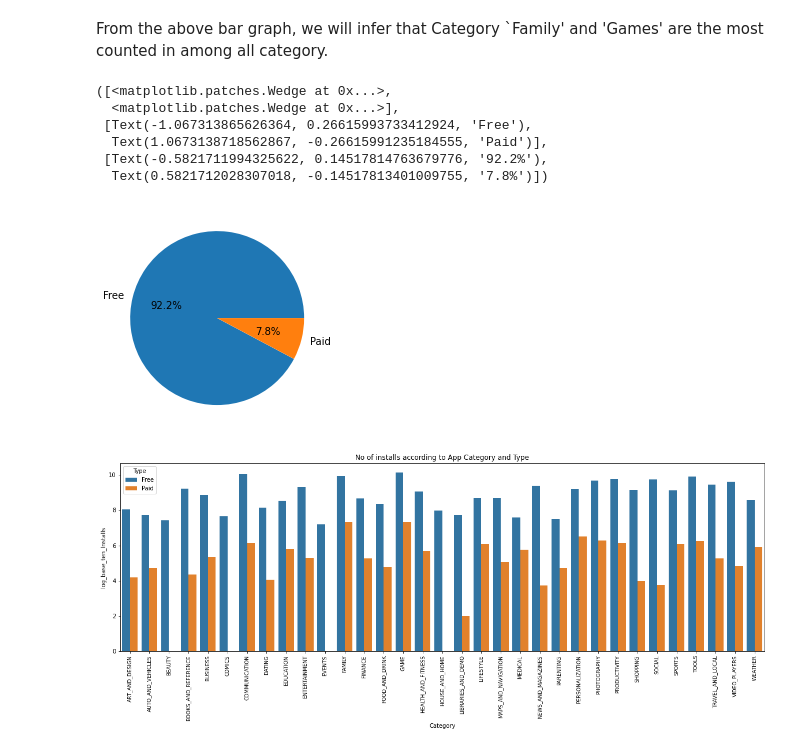
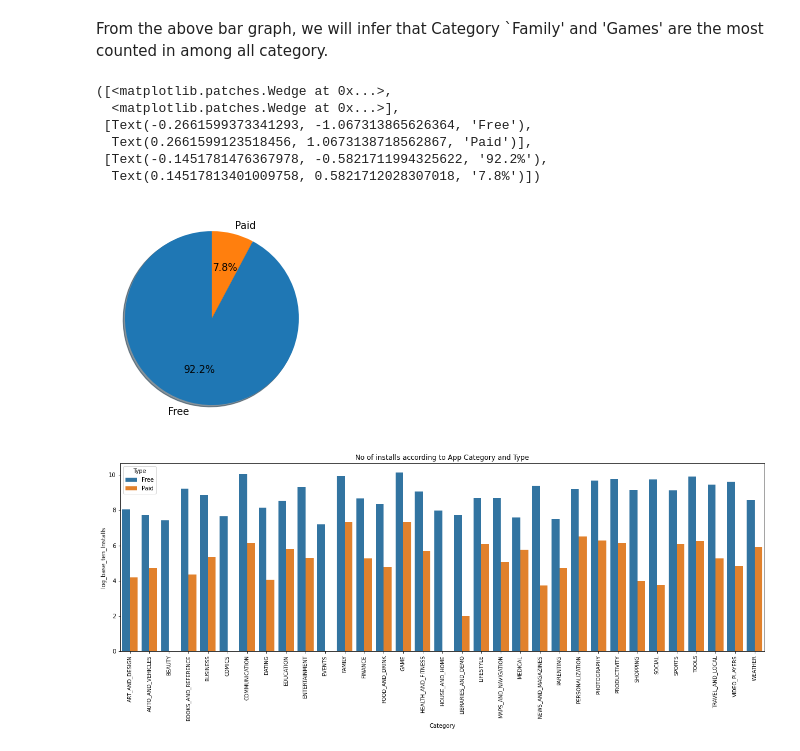
Before and after one commit to meetdelvadiya/Play-Store-App-Review-Analysis, a Jupyter notebook: Play_Store_App_Review_Analysis_Meet_Delvadiya.ipynb, the cells around one changed output. Drawn from its saved outputs; the diff is of its cells as text; code cells hidden in the pictures.

```diff
--- a/Play_Store_App_Review_Analysis_Meet_Delvadiya.ipynb
+++ b/Play_Store_App_Review_Analysis_Meet_Delvadiya.ipynb
@@ -418,15 +419,15 @@ plot_number_category()
 # %% [markdown]
 From the above bar graph, we will infer that Category `Family' and 'Games' are the most counted in among all category.
 # %%
-plt.pie(df.Type.value_counts(), labels=['Free', 'Paid'], autopct='%1.1f%%')
+plt.pie(df.Type.value_counts(), labels=['Free', 'Paid'], autopct='%1.1f%%',shadow=True, startangle=90)
 # %% [output]
 ([<matplotlib.patches.Wedge at 0x...>,
   <matplotlib.patches.Wedge at 0x...>],
- [Text(-1.067313865626364, 0.26615993733412924, 'Free'),
-  Text(1.0673138718562867, -0.26615991235184555, 'Paid')],
- [Text(-0.5821711994325622, 0.14517814763679776, '92.2%'),
-  Text(0.5821712028307018, -0.14517813401009755, '7.8%')])
+ [Text(-0.2661599373341293, -1.067313865626364, 'Free'),
+  Text(0.2661599123518456, 1.0673138718562867, 'Paid')],
+ [Text(-0.1451781476367978, -0.5821711994325622, '92.2%'),
+  Text(0.14517813401009758, 0.5821712028307018, '7.8%')])
-[figure, old version]
+[figure, new version]
 # %%
 category_type_wise_no_installs = df.groupby(['Category','Type'])[['Installs']].sum().reset_index()
 category_type_wise_no_installs['log_base_ten_Installs'] = np.log10(category_type_wise_no_installs['Installs'])
```
Also changed, not shown: parts of 10 cells of this notebook.
